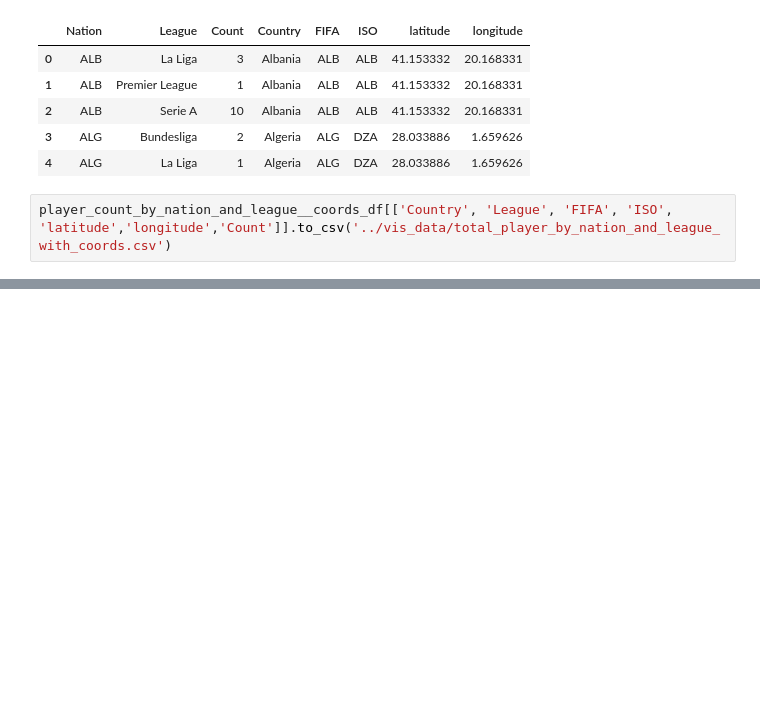
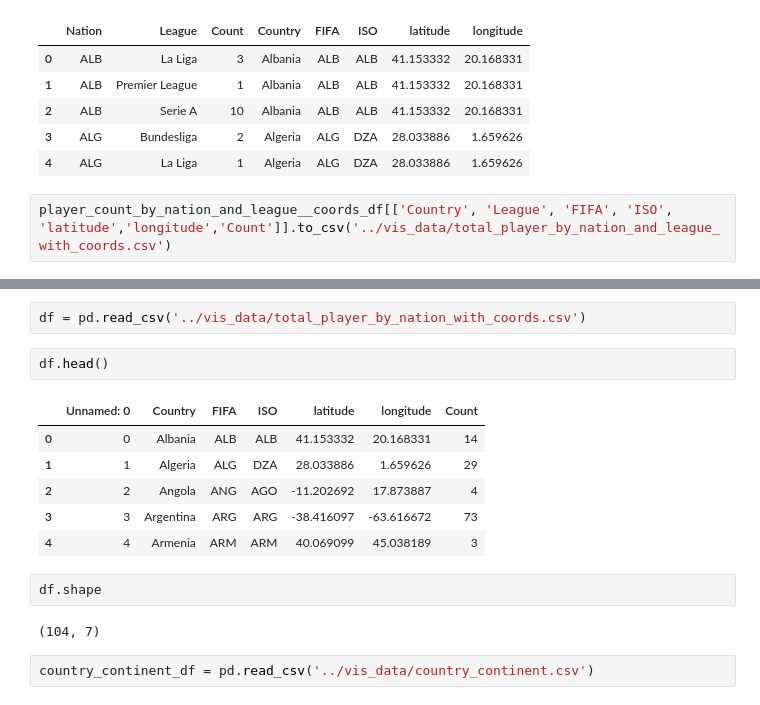
Before and after one commit to TimothyOoi/Football-Visualisation, a Jupyter notebook: notebooks/data_cleaning.ipynb, the cells around one changed output, grey strips where cells are left out. Drawn from its saved outputs; the diff is of its cells as text; blank space fills up the shorter version.

```diff
--- a/notebooks/data_cleaning.ipynb
+++ b/notebooks/data_cleaning.ipynb
@@ -553,0 +557,17 @@ player_count_by_nation_and_league__coords_df[['Country', 'League', 'FIFA', 'ISO'
+# %%
+df = pd.read_csv('../vis_data/total_player_by_nation_with_coords.csv')
+# %%
+df.head()
+# %% [output]
+|  | Unnamed: 0 | Country | FIFA | ISO | latitude | longitude | Count |
+| 0 | 0 | Albania | ALB | ALB | 41.153332 | 20.168331 | 14 |
+| 1 | 1 | Algeria | ALG | DZA | 28.033886 | 1.659626 | 29 |
+| 2 | 2 | Angola | ANG | AGO | -11.202692 | 17.873887 | 4 |
+| 3 | 3 | Argentina | ARG | ARG | -38.416097 | -63.616672 | 73 |
+| 4 | 4 | Armenia | ARM | ARM | 40.069099 | 45.038189 | 3 |
+# %%
+df.shape
+# %% [output]
+(104, 7)
+# %%
+country_continent_df = pd.read_csv('../vis_data/country_continent.csv')
```
Also changed, not shown: parts of 20 cells of this notebook, 5 other files.
